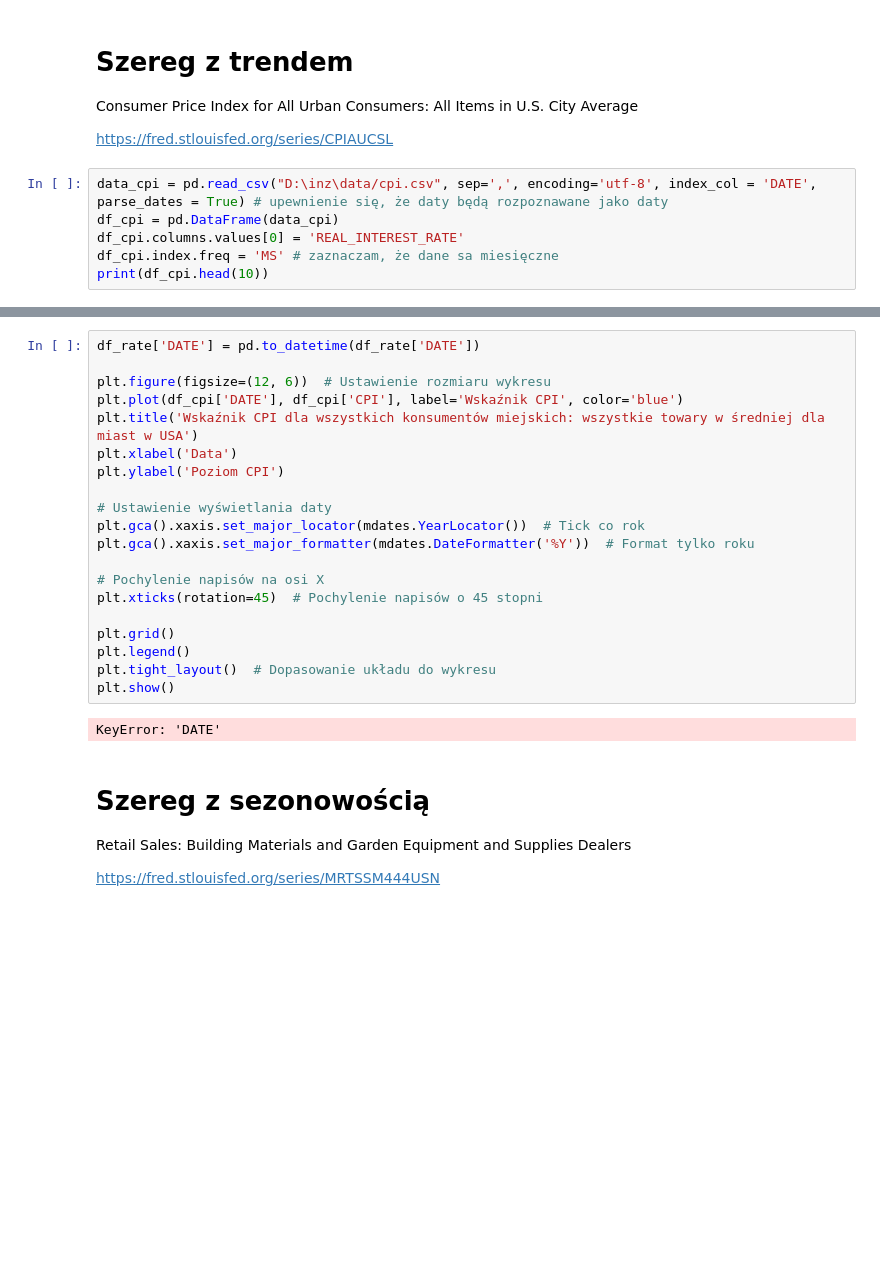
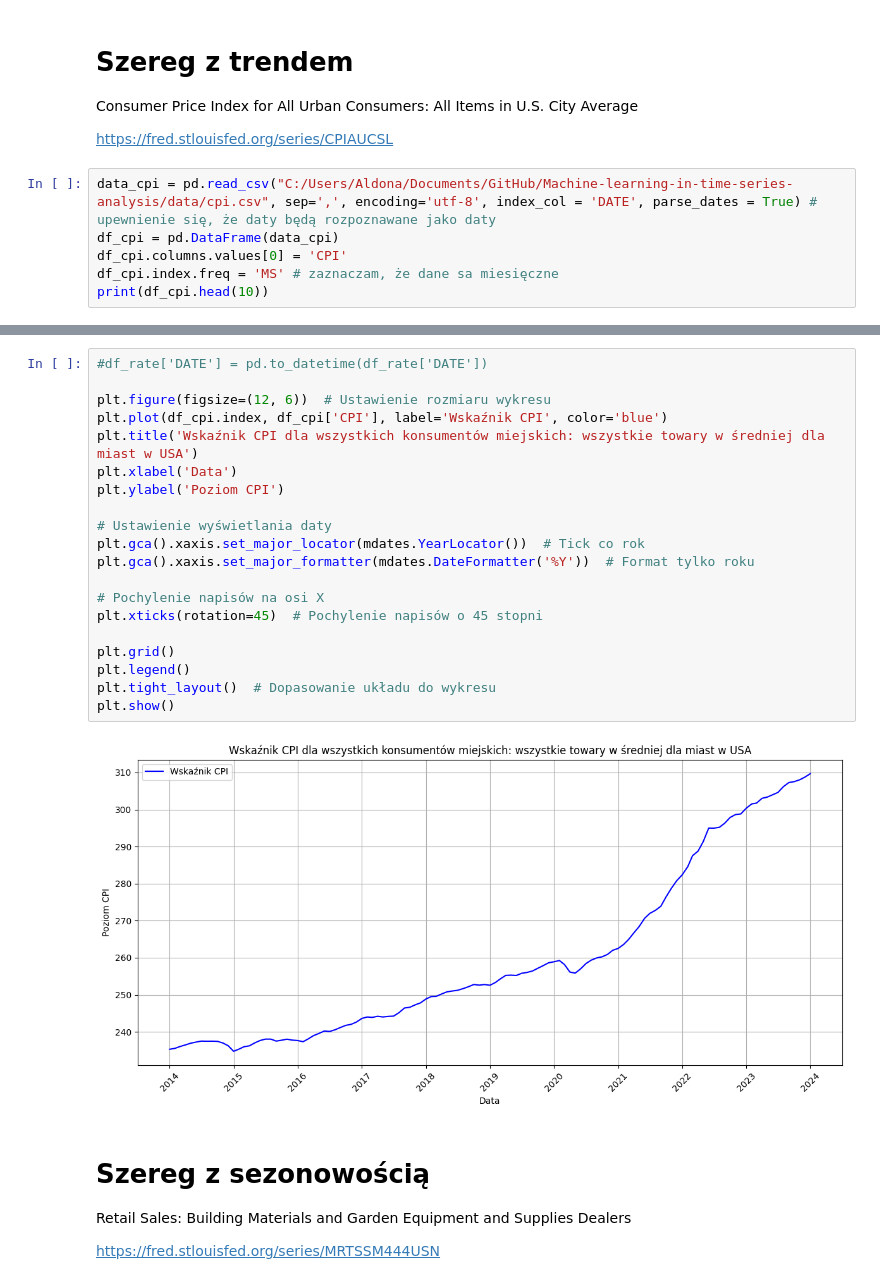
Before and after one commit to AldonaSwirad/Machine-learning-in-time-series-analysis, a Jupyter notebook: INZ.ipynb, the cells around one changed output, grey strips where cells are left out. Cells and saved outputs as stored; diff of their text form; blank space fills up the shorter version.

```diff
--- a/INZ.ipynb
+++ b/INZ.ipynb
@@ -68,9 +68,9 @@ Consumer Price Index for All Urban Consumers: All Items in U.S. City Average
 
 https://fred.stlouisfed.org/series/CPIAUCSL
 # %%
-data_cpi = pd.read_csv("D:\inz\data/cpi.csv", sep=',', encoding='utf-8', index_col = 'DATE', parse_dates = True) # upewnienie się, że daty będą rozpoznawane jako daty
+data_cpi = pd.read_csv("C:/Users/Aldona/Documents/GitHub/Machine-learning-in-time-series-analysis/data/cpi.csv", sep=',', encoding='utf-8', index_col = 'DATE', parse_dates = True) # upewnienie się, że daty będą rozpoznawane jako daty
 df_cpi = pd.DataFrame(data_cpi)
-df_cpi.columns.values[0] = 'REAL_INTEREST_RATE'
+df_cpi.columns.values[0] = 'CPI'
 df_cpi.index.freq = 'MS' # zaznaczam, że dane sa miesięczne
 print(df_cpi.head(10))
 # %% [output]
@@ -89,25 +89,25 @@ DATE
 # %%
-df_rate['DATE'] = pd.to_datetime(df_rate['DATE'])
+#df_rate['DATE'] = pd.to_datetime(df_rate['DATE'])
 
 plt.figure(figsize=(12, 6))  # Ustawienie rozmiaru wykresu
-plt.plot(df_cpi['DATE'], df_cpi['CPI'], label='Wskaźnik CPI', color='blue')
+plt.plot(df_cpi.index, df_cpi['CPI'], label='Wskaźnik CPI', color='blue')
 plt.title('Wskaźnik CPI dla wszystkich konsumentów miejskich: wszystkie towary w średniej dla miast w USA')
 plt.xlabel('Data')
 plt.ylabel('Poziom CPI')
 
 # Ustawienie wyświetlania daty
 plt.gca().xaxis.set_major_locator(mdates.YearLocator())  # Tick co rok
 plt.gca().xaxis.set_major_formatter(mdates.DateFormatter('%Y'))  # Format tylko roku
 
 # Pochylenie napisów na osi X
 plt.xticks(rotation=45)  # Pochylenie napisów o 45 stopni
 
 plt.grid()
 plt.legend()
 plt.tight_layout()  # Dopasowanie układu do wykresu
 plt.show()
 # %% [output]
-KeyError: 'DATE'
+[figure, added]
 # %% [markdown]
 # Szereg  z sezonowością
 Retail Sales: Building Materials and Garden Equipment and Supplies Dealers
```
Also changed, not shown: parts of 43 cells of this notebook, 1 other file.
